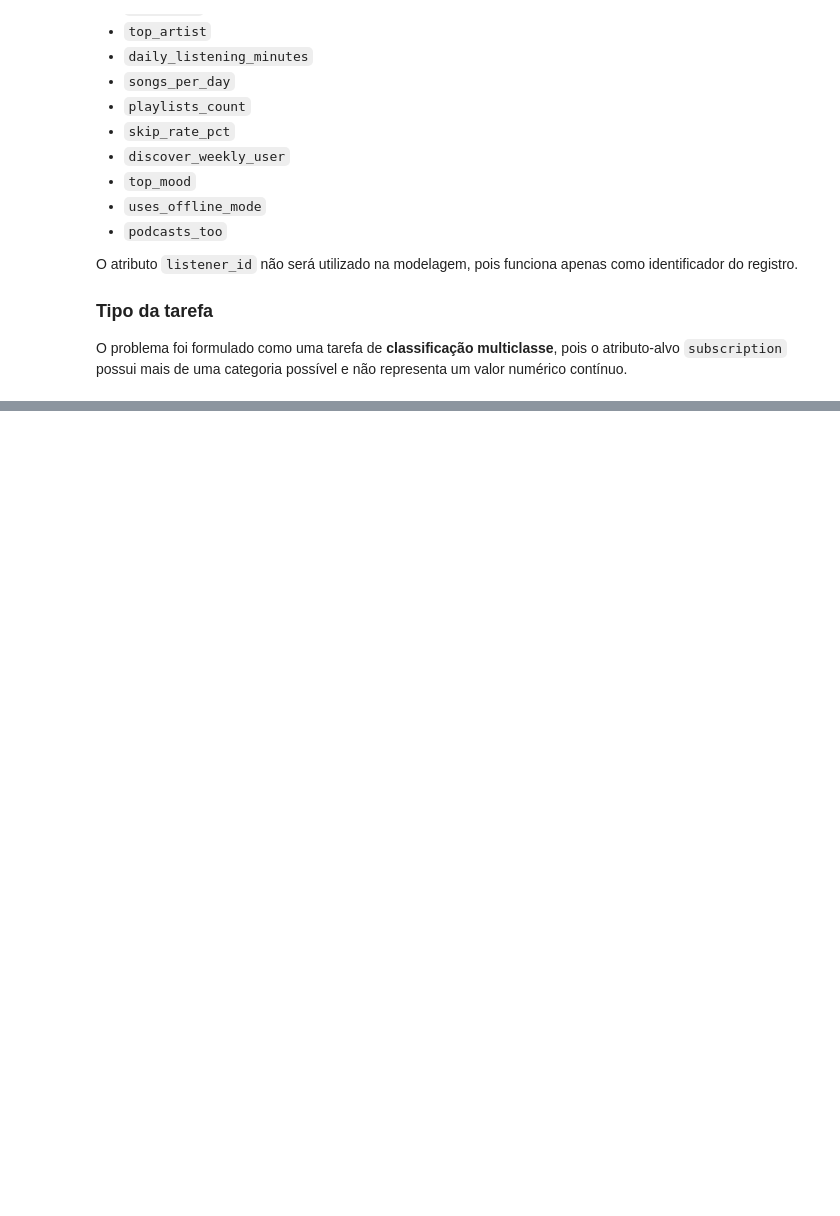
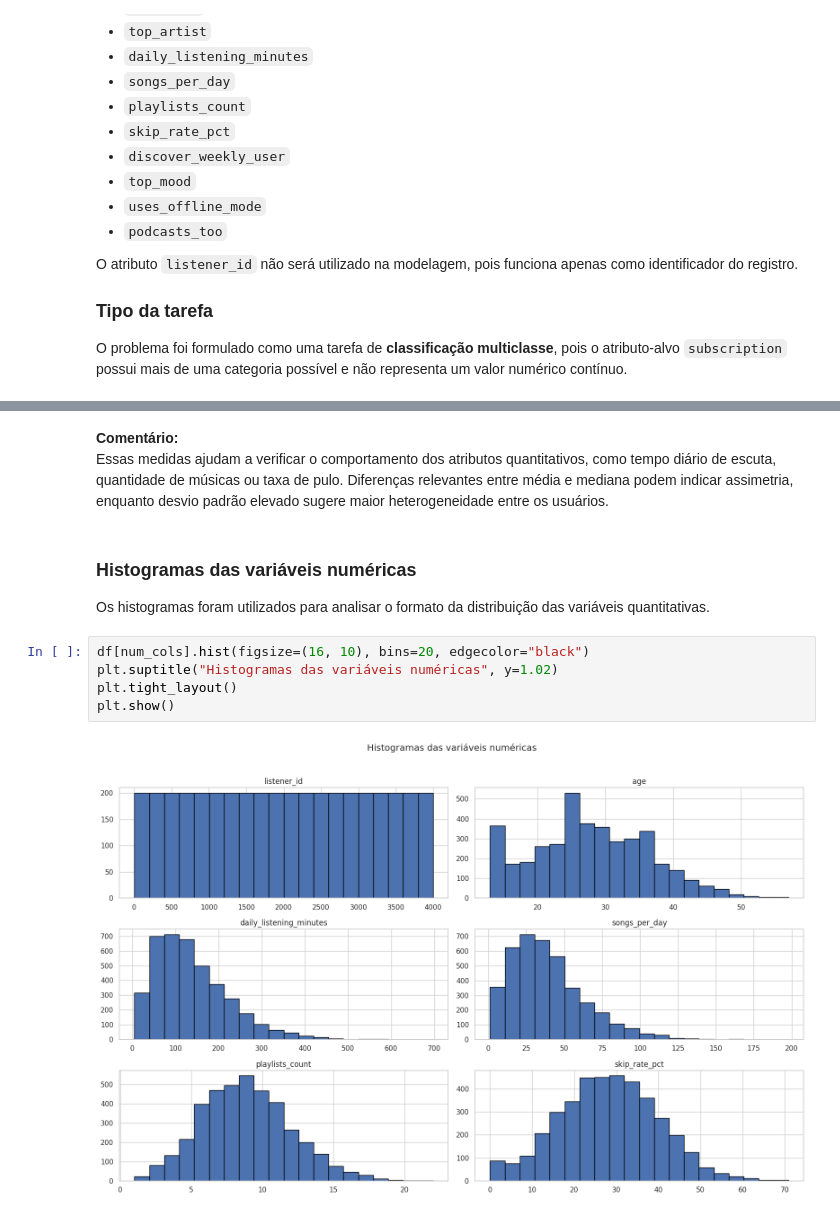
Before and after one commit to Arturgds/ProjetoFinalIA, a Jupyter notebook: ProjetoFinal.ipynb, the cells around one changed output, grey strips where cells are left out. Drawn from its saved outputs; the diff is of its cells as text; blank space fills up the shorter version.

```diff
--- a/ProjetoFinal.ipynb
+++ b/ProjetoFinal.ipynb
@@ -128,0 +393,14 @@ Há sinais de desbalanceamento moderado entre as classes. Como o problema é de
+# %% [markdown]
+**Comentário:**
+Essas medidas ajudam a verificar o comportamento dos atributos quantitativos, como tempo diário de escuta, quantidade de músicas ou taxa de pulo. Diferenças relevantes entre média e mediana podem indicar assimetria, enquanto desvio padrão elevado sugere maior heterogeneidade entre os usuários.
+# %% [markdown]
+### Histogramas das variáveis numéricas
+
+Os histogramas foram utilizados para analisar o formato da distribuição das variáveis quantitativas.
+# %%
+df[num_cols].hist(figsize=(16, 10), bins=20, edgecolor="black")
+plt.suptitle("Histogramas das variáveis numéricas", y=1.02)
+plt.tight_layout()
+plt.show()
+# %% [output]
+[figure, added]
```
Also changed, not shown: parts of 56 cells of this notebook, 3 other files.
